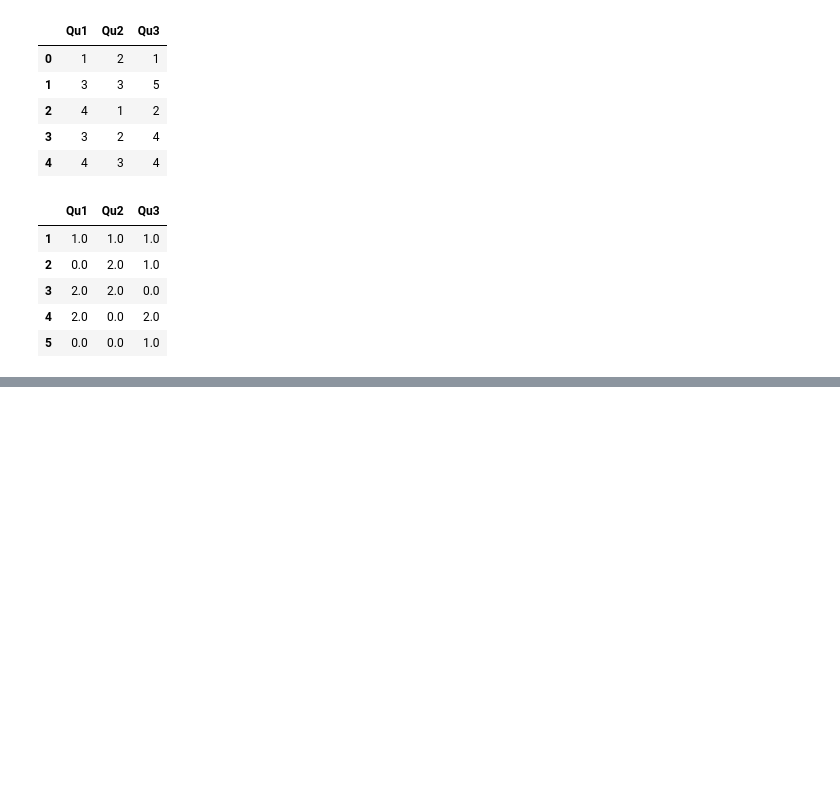
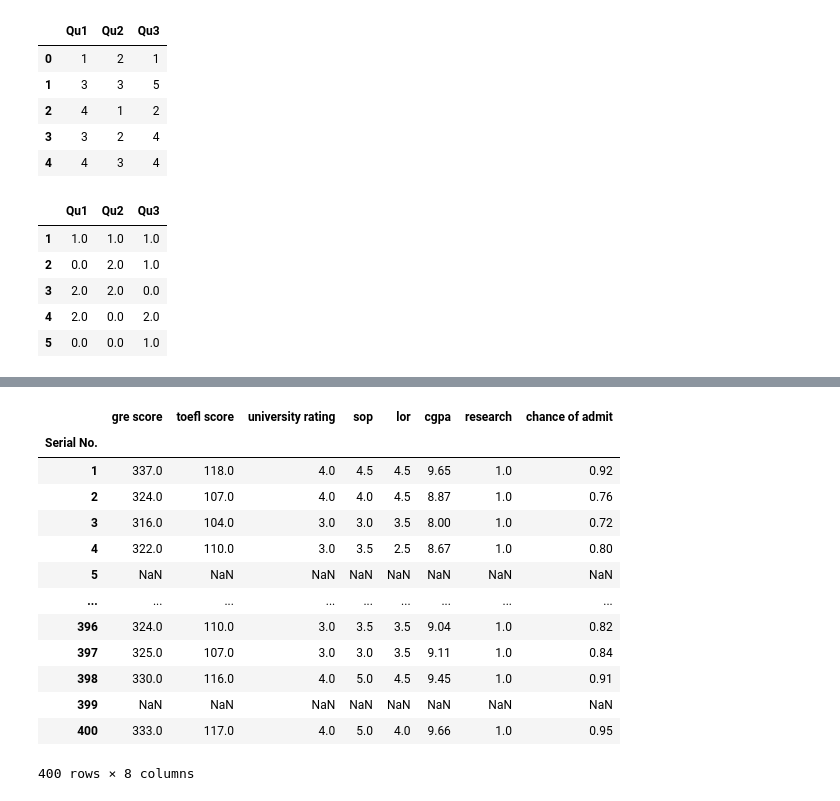
Before and after one commit to vaibhav2202/Learning-Pandas, a Jupyter notebook: Pandas trials.ipynb, the cells around one changed output, grey strips where cells are left out. Cells and saved outputs as stored; diff of their text form; code cells hidden in the pictures; blank space fills up the shorter version.

```diff
--- a/Pandas trials.ipynb
+++ b/Pandas trials.ipynb
@@ -841,0 +886,17 @@ data.apply(pd.value_counts).fillna(0)
+# %%
+admit.where(admit['chance of admit'] > 0.7) #Just makes the values as NaN where mask == False
+# %% [output]
+|  | gre score | toefl score | university rating | sop | lor | cgpa | research | chance of admit |
+| Serial No. |  |  |  |  |  |  |  |  |
+| 1 | 337.0 | 118.0 | 4.0 | 4.5 | 4.5 | 9.65 | 1.0 | 0.92 |
+| 2 | 324.0 | 107.0 | 4.0 | 4.0 | 4.5 | 8.87 | 1.0 | 0.76 |
+| 3 | 316.0 | 104.0 | 3.0 | 3.0 | 3.5 | 8.00 | 1.0 | 0.72 |
+| 4 | 322.0 | 110.0 | 3.0 | 3.5 | 2.5 | 8.67 | 1.0 | 0.80 |
+| 5 | NaN | NaN | NaN | NaN | NaN | NaN | NaN | NaN |
+| ... | ... | ... | ... | ... | ... | ... | ... | ... |
+| 396 | 324.0 | 110.0 | 3.0 | 3.5 | 3.5 | 9.04 | 1.0 | 0.82 |
+| 397 | 325.0 | 107.0 | 3.0 | 3.0 | 3.5 | 9.11 | 1.0 | 0.84 |
+| 398 | 330.0 | 116.0 | 4.0 | 5.0 | 4.5 | 9.45 | 1.0 | 0.91 |
+| 399 | NaN | NaN | NaN | NaN | NaN | NaN | NaN | NaN |
+| 400 | 333.0 | 117.0 | 4.0 | 5.0 | 4.0 | 9.66 | 1.0 | 0.95 |
+400 rows × 8 columns
```
Also changed, not shown: parts of 51 cells of this notebook.
